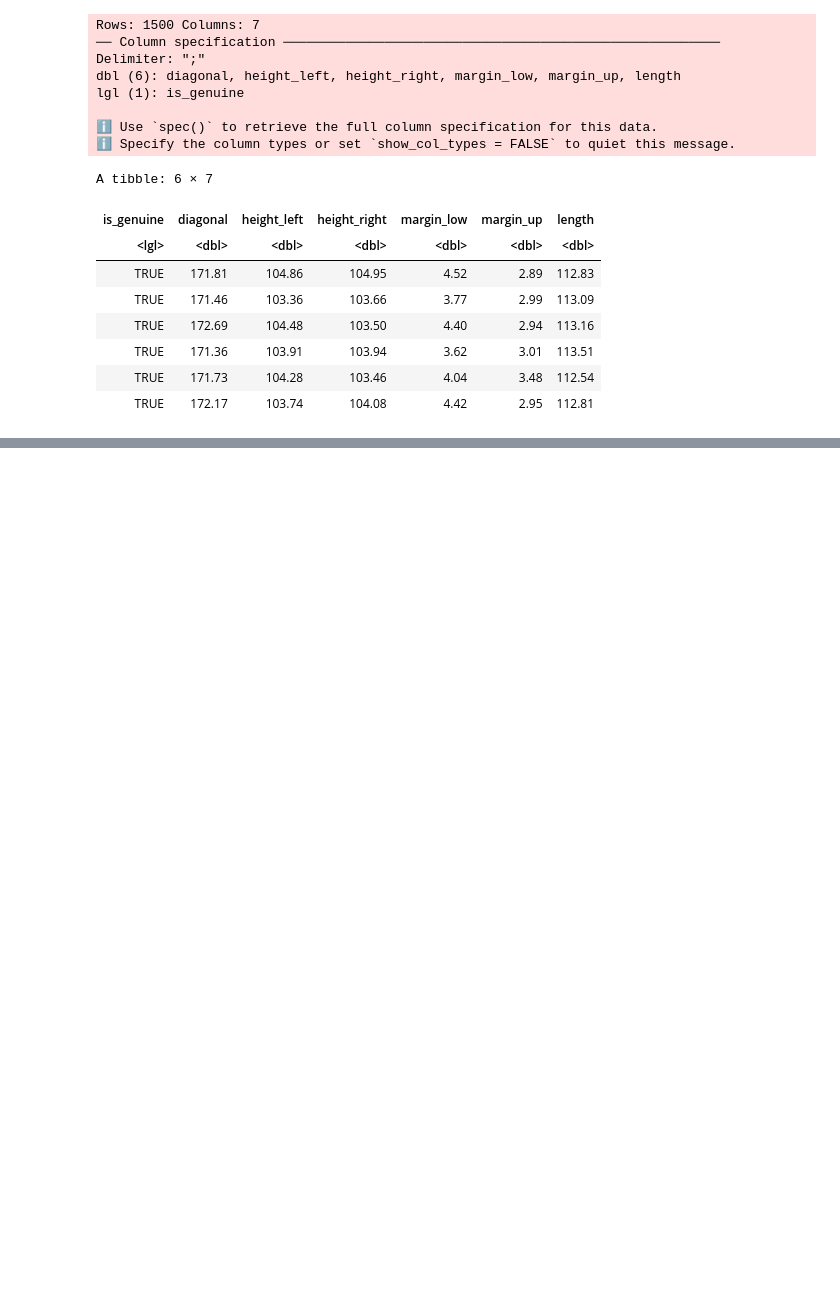
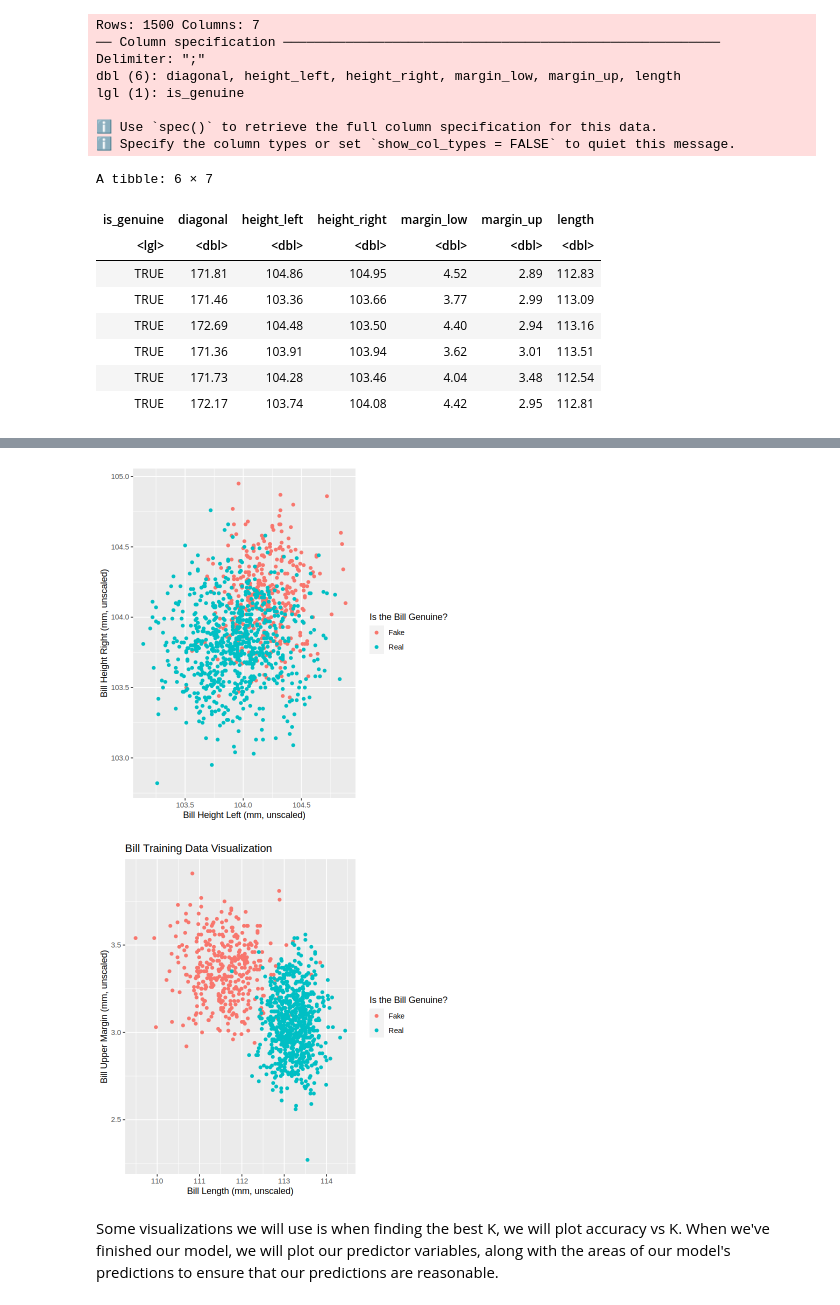
Before and after one commit to gordnzhou/DSCI-100-project, a Jupyter notebook: proposal/proposal_gordon.ipynb, the cells around one changed output, grey strips where cells are left out. Saved outputs shown, nothing was run; the diff lists cells and outputs as text; code cells hidden in the pictures; blank space fills up the shorter version.

```diff
--- a/proposal/proposal_gordon.ipynb
+++ b/proposal/proposal_gordon.ipynb
@@ -116,0 +130,16 @@ bills_train_plot
+# %%
+options(repr.plot.width = 6, repr.plot.height = 6)
+
+bills_bad_plot <- bills_train |>
+    ggplot(aes(x = height_left, y = height_right, colour = is_genuine)) +
+        geom_point() +
+        labs(x = "Bill Height Left (mm, unscaled)",
+             y = "Bill Height Right (mm, unscaled)",
+             colour = "Is the Bill Genuine?")
+bills_bad_plot
+bills_train_plot
+# %% [output]
+[figure, added]
+[figure, added]
+# %% [markdown]
+Some visualizations we will use is when finding the best K, we will plot accuracy vs K. When we've finished our model, we will plot our predictor variables, along with the areas of our model's predictions to ensure that our predictions are reasonable.
```
Also changed, not shown: parts of 13 cells of this notebook.
